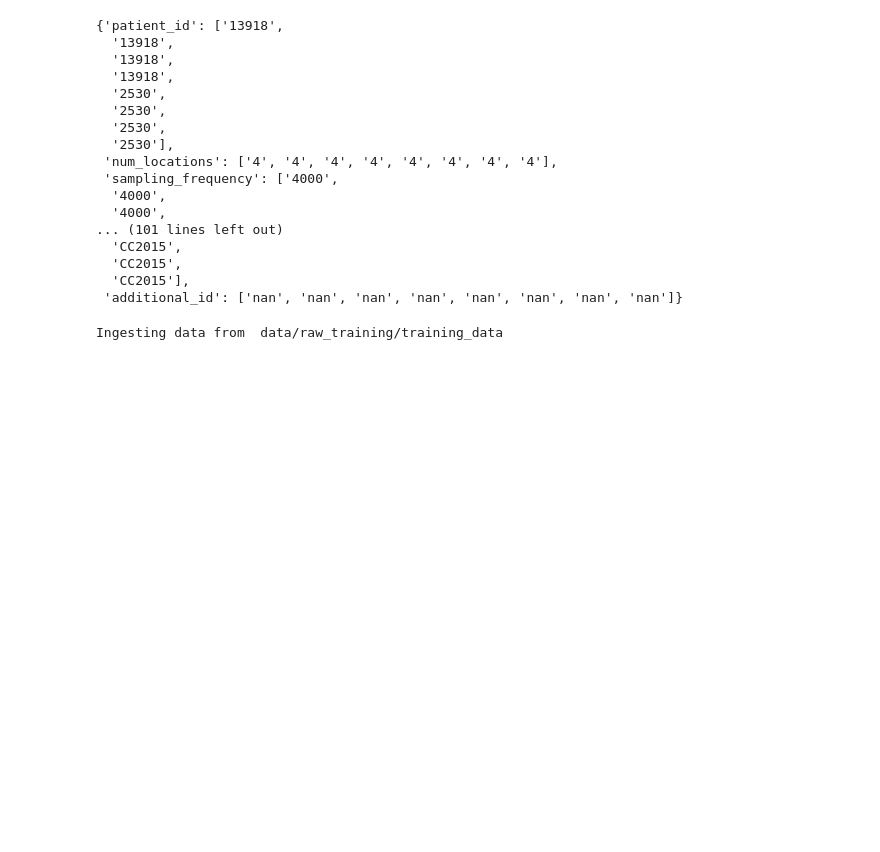
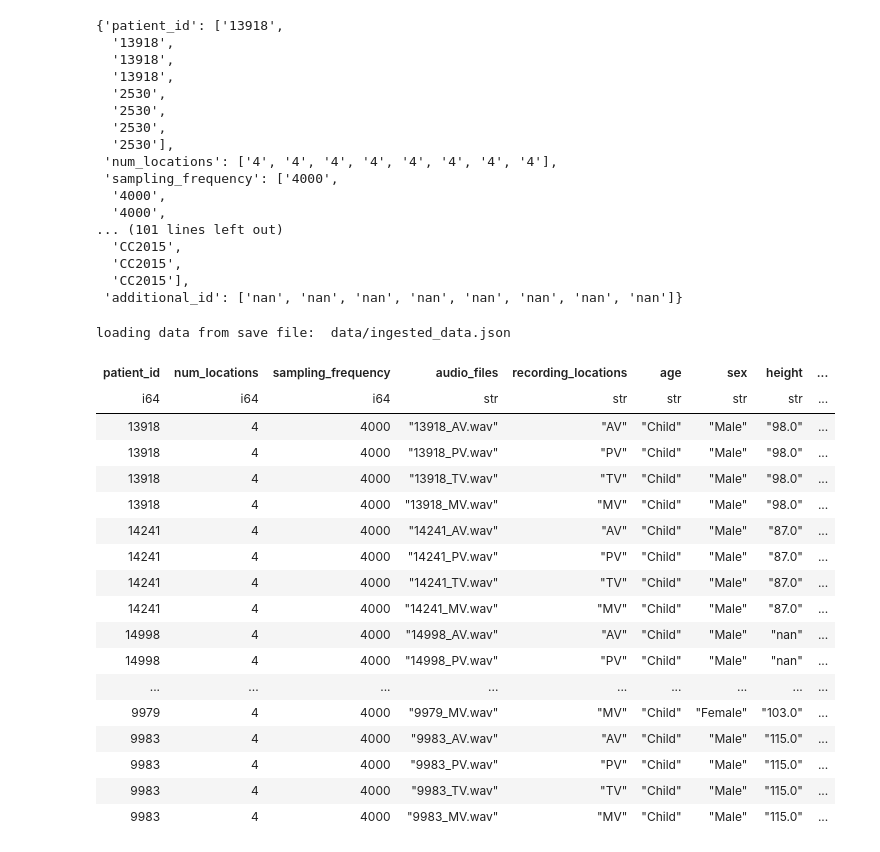
Before and after one commit to tiaan-b/GBM-Challenge-2022, a Jupyter notebook: src/development.ipynb, the cells around one changed output. Drawn from its saved outputs; the diff is of its cells as text; code cells hidden in the pictures; blank space fills up the shorter version.

```diff
--- a/src/development.ipynb
+++ b/src/development.ipynb
@@ -332,6 +332,29 @@ Ingesting data from  data/raw_training/training_data
 import helpers.input_processor as ip
 
 data_dir = "data/raw_training/training_data"
-df = ip.ingest_data(data_dir)
+cache_folder = 'data'
+
+df = ip.ingest_data(data_dir, cache_folder)
 # %% [output]
-Ingesting data from  data/raw_training/training_data
+loading data from save file:  data/ingested_data.json
+# %%
+df
+# %% [output]
+| patient_id | num_locations | sampling_frequency | audio_files | recording_locations | age | sex | height | ... |
+| i64 | i64 | i64 | str | str | str | str | str | ... |
+| 13918 | 4 | 4000 | "13918_AV.wav" | "AV" | "Child" | "Male" | "98.0" | ... |
+| 13918 | 4 | 4000 | "13918_PV.wav" | "PV" | "Child" | "Male" | "98.0" | ... |
+| 13918 | 4 | 4000 | "13918_TV.wav" | "TV" | "Child" | "Male" | "98.0" | ... |
+| 13918 | 4 | 4000 | "13918_MV.wav" | "MV" | "Child" | "Male" | "98.0" | ... |
+| 14241 | 4 | 4000 | "14241_AV.wav" | "AV" | "Child" | "Male" | "87.0" | ... |
+| 14241 | 4 | 4000 | "14241_PV.wav" | "PV" | "Child" | "Male" | "87.0" | ... |
+| 14241 | 4 | 4000 | "14241_TV.wav" | "TV" | "Child" | "Male" | "87.0" | ... |
+| 14241 | 4 | 4000 | "14241_MV.wav" | "MV" | "Child" | "Male" | "87.0" | ... |
+| 14998 | 4 | 4000 | "14998_AV.wav" | "AV" | "Child" | "Male" | "nan" | ... |
+| 14998 | 4 | 4000 | "14998_PV.wav" | "PV" | "Child" | "Male" | "nan" | ... |
+| ... | ... | ... | ... | ... | ... | ... | ... | ... |
+| 9979 | 4 | 4000 | "9979_MV.wav" | "MV" | "Child" | "Female" | "103.0" | ... |
+| 9983 | 4 | 4000 | "9983_AV.wav" | "AV" | "Child" | "Male" | "115.0" | ... |
+| 9983 | 4 | 4000 | "9983_PV.wav" | "PV" | "Child" | "Male" | "115.0" | ... |
+| 9983 | 4 | 4000 | "9983_TV.wav" | "TV" | "Child" | "Male" | "115.0" | ... |
+| 9983 | 4 | 4000 | "9983_MV.wav" | "MV" | "Child" | "Male" | "115.0" | ... |
```
Also changed, not shown: 1 other file.
